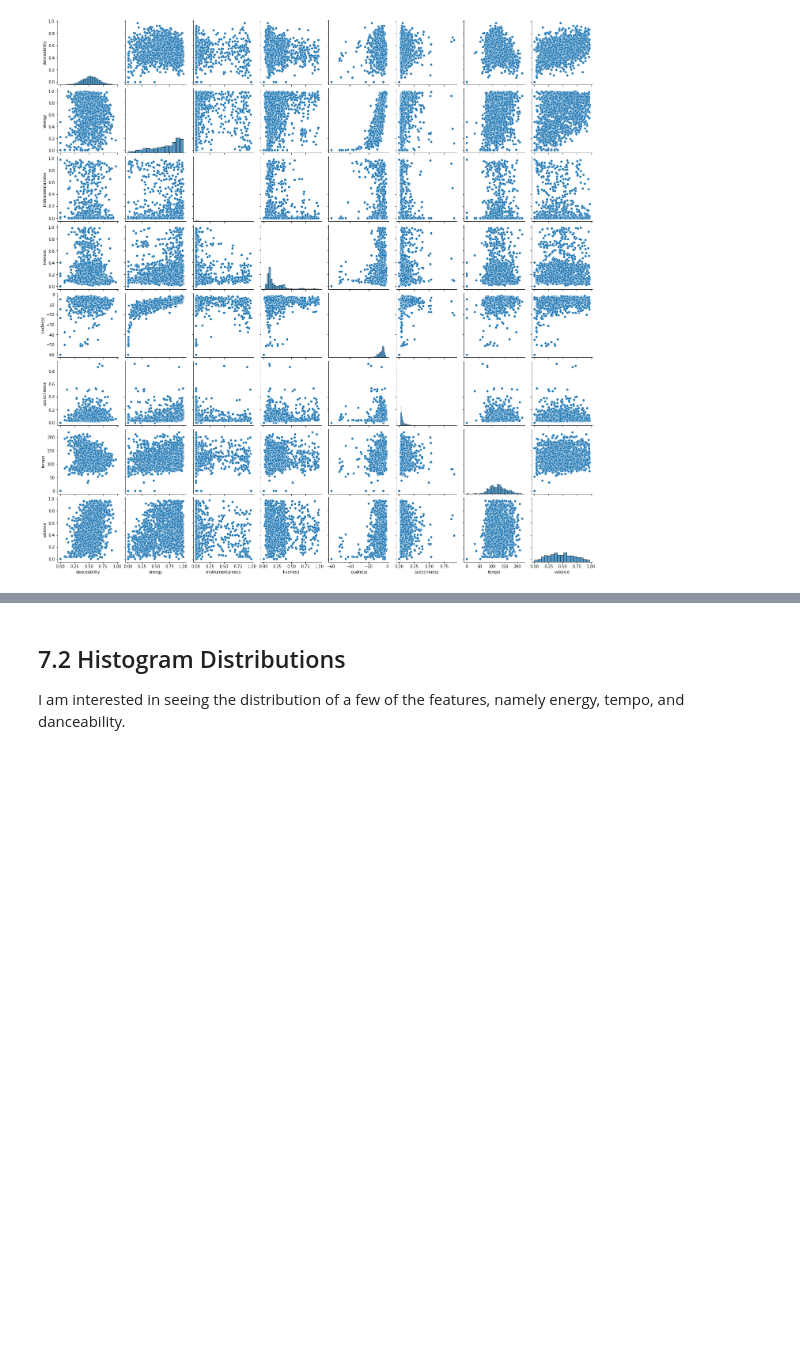
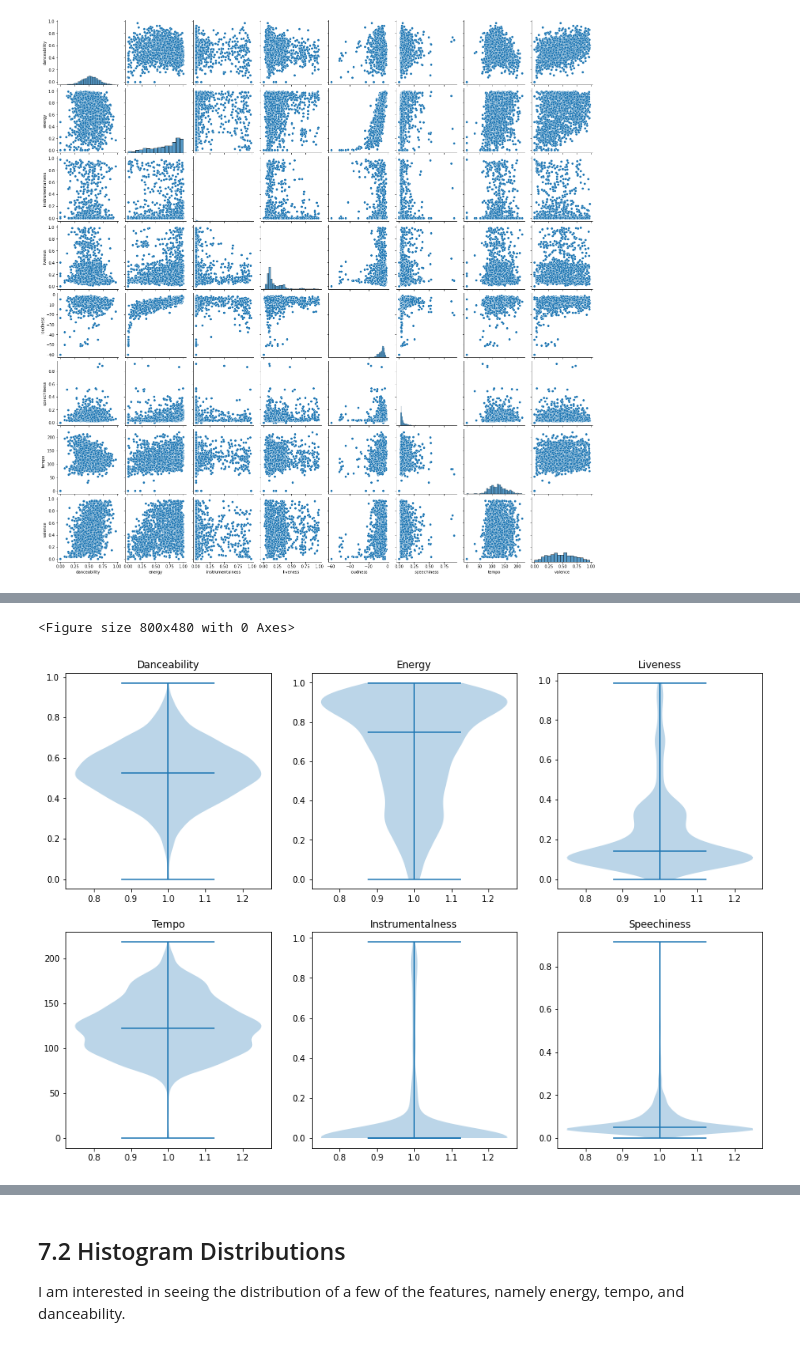
Before and after one commit to sschwartzdata/onramp_project, a Jupyter notebook: Submissions/proof_of_concept.ipynb, the cells around one changed output, grey strips where cells are left out. Drawn from its saved outputs; the diff is of its cells as text; code cells hidden in the pictures; blank space fills up the shorter version.

```diff
--- a/Submissions/proof_of_concept.ipynb
+++ b/Submissions/proof_of_concept.ipynb
@@ -1195,0 +1399,35 @@ I dont' see any strong linear correlations, but energy and loudness have a very
+# %%
+
+figure(figsize=(10, 6), dpi=80)
+
+# Create figure with three axes
+fig, ([ax1, ax2, ax3], [ax4, ax5, ax6]) = plt.subplots(nrows=2, ncols=3)
+fig.set_size_inches(15, 10.5)
+# Plot violin plot on axes 1
+ax1.violinplot(art_album.danceability, showmedians=True)
+ax1.set_title('Danceability')
+
+# Plot violin plot on axes 2
+ax2.violinplot(art_album.energy, showmedians=True)
+ax2.set_title('Energy')
+
+# Plot violin plot on axes 3
+ax3.violinplot(art_album.liveness, showmedians=True)
+ax3.set_title('Liveness')
+
+# Plot violin plot on axes 3
+ax4.violinplot(art_album.tempo, showmedians=True)
+ax4.set_title('Tempo')
+
+# Plot violin plot on axes 3
+ax5.violinplot(art_album.instrumentalness, showmedians=True)
+ax5.set_title('Instrumentalness')
+
+# Plot violin plot on axes 3
+ax6.violinplot(art_album.speechiness, showmedians=True)
+ax6.set_title('Speechiness')
+
+plt.show()
+# %% [output]
+<Figure size 800x480 with 0 Axes>
+[figure, added]
```
Also changed, not shown: parts of 61 cells of this notebook, 12 other files.
